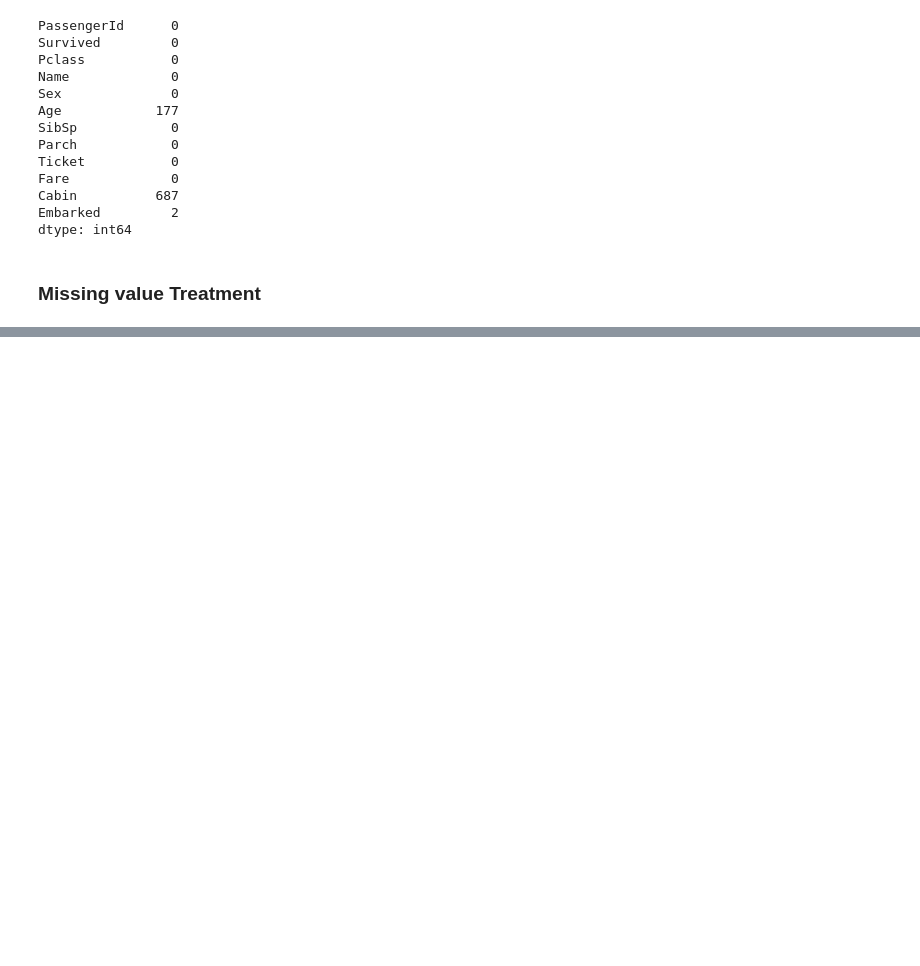
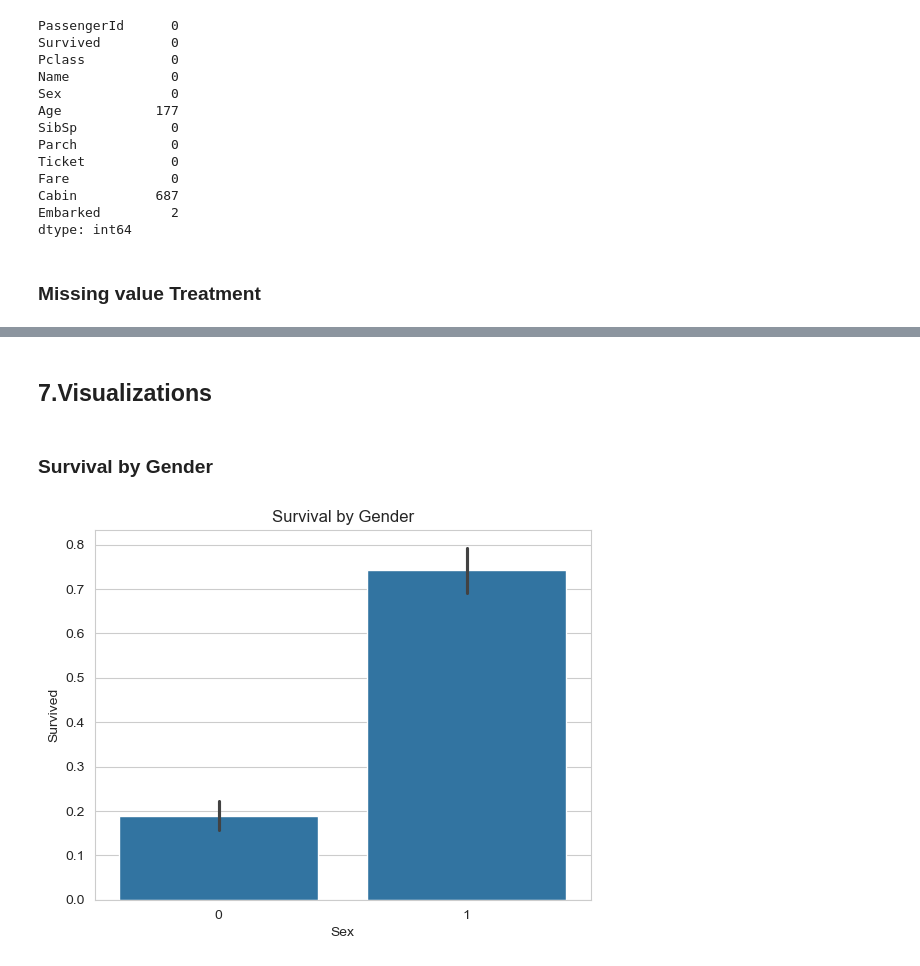
Before and after one commit to Hibaummer/Maincrafts-Technolgy-TitanicAnalysis_project, a Jupyter notebook: TitanicDataanalysis.ipynb, the cells around one changed output, grey strips where cells are left out. Saved outputs shown, nothing was run; the diff lists cells and outputs as text; code cells hidden in the pictures; blank space fills up the shorter version.

```diff
--- a/TitanicDataanalysis.ipynb
+++ b/TitanicDataanalysis.ipynb
@@ -139,6 +123,8 @@ dtype: int64
 # %%
 #Categorical
 df['Embarked']=df['Embarked'].fillna(df['Embarked'].mode()[0])
+#Cabin has more than 50% null values, so drop it
+df.drop('Cabin',axis=1,inplace=True)
 # %%
 df.isnull().sum()
 # %% [output]
@@ -157,0 +145,2 @@ dtype: int64
+# %%
+df['Sex']=df['Sex'].map({'male':0,'female':1})
@@ -157,0 +217,4 @@ dtype: int64
+# %%
+df['AgeGroup']=pd.cut(df['Age'], bins=[0,12,20,40,60,100], labels=['Child','Teen','Adult','Mid-age','Senior'])
+Age_survival=df.groupby('AgeGroup')['Survived'].mean().round(3)
+Age_survival
@@ -157,0 +229,10 @@ dtype: int64
+# %% [markdown]
+## 7.Visualizations
+# %% [markdown]
+### Survival by Gender
+# %%
+sns.barplot(x='Sex', y='Survived', data=df)
+plt.title('Survival by Gender')
+plt.show()
+# %% [output]
+[figure, added]
```
Also changed, not shown: parts of 18 cells of this notebook.
